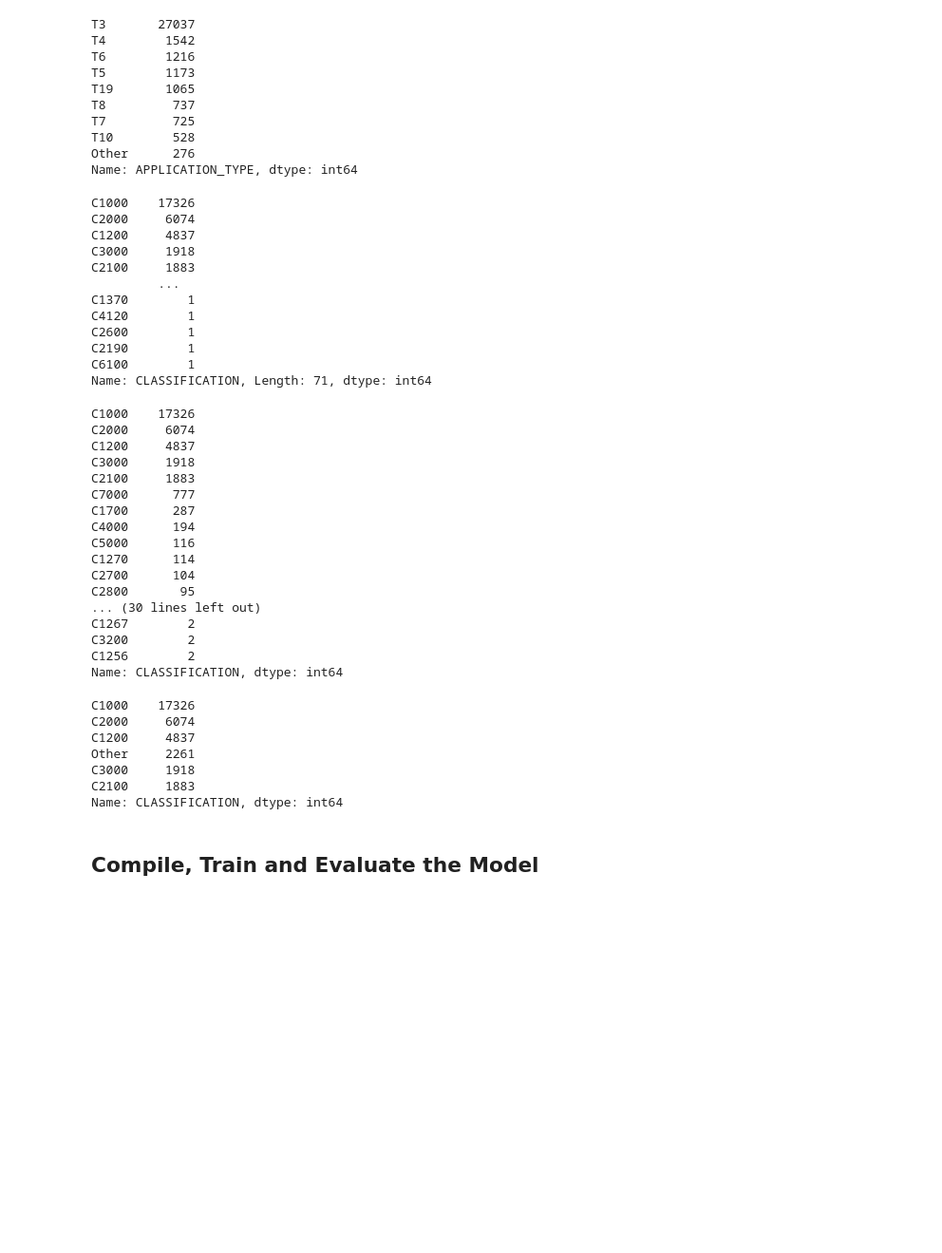
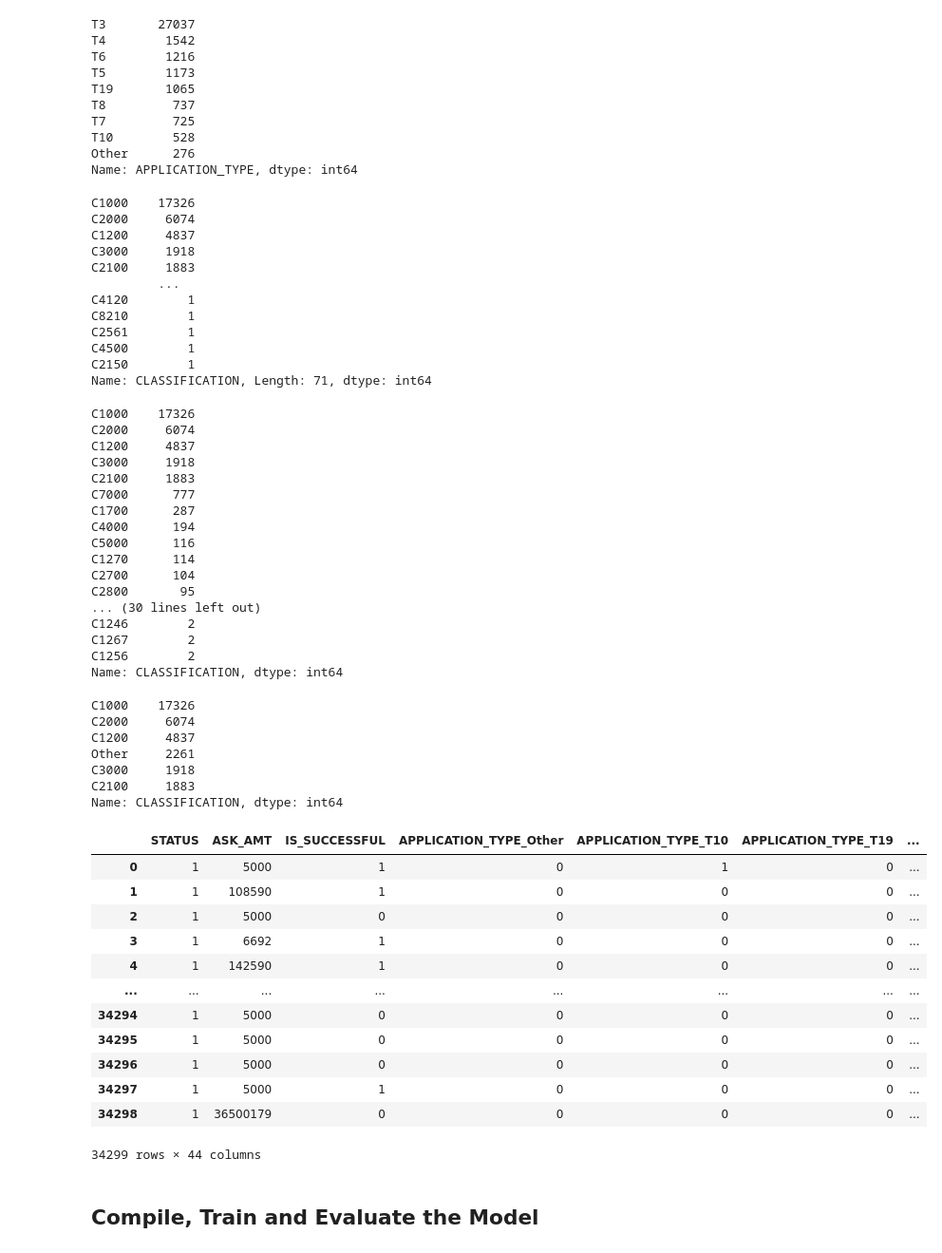
Before and after one commit to fantumboy/CryptoClustering, a Jupyter notebook: Starter_Code_SOLVED.ipynb, the cells around one changed output. Shown at 95% size. Cells and saved outputs as stored; diff of their text form; code cells hidden in the pictures; blank space fills up the shorter version.

```diff
--- a/Starter_Code_SOLVED.ipynb
+++ b/Starter_Code_SOLVED.ipynb
@@ -73,25 +73,31 @@ Name: APPLICATION_TYPE, dtype: int64
 # %%
 # Choose a cutoff value and create a list of application types to be replaced
 # use the variable name `application_types_to_replace`
-application_types_to_replace = updated_df['APPLICATION_TYPE']
+
+# application_types_to_replace = updated_df['APPLICATION_TYPE']
+
+name_counts = updated_df['APPLICATION_TYPE'].value_counts()
+application_types_to_replace = list(name_counts[name_counts <= 500].index)
 
 # Replace in dataframe
 for app in application_types_to_replace:
-    application_df['APPLICATION_TYPE'] = application_df['APPLICATION_TYPE'].replace(app,"Other")
+    updated_df['APPLICATION_TYPE'] = updated_df['APPLICATION_TYPE'].replace(app,"Other")
 
 # Check to make sure binning was successful
-application_df['APPLICATION_TYPE'].value_counts()
+updated_df['APPLICATION_TYPE'].value_counts()
 
 
-name_counts = application_df['NAME'].value_counts()
-application_type_to_replace = list(name_counts[name_counts <= 5].index)
+# name_counts = application_df['NAME'].value_counts()
+# application_type_to_replace = list(name_counts[name_counts <= 500].index)
 
-# Replace in dataframe
-for app in application_type_to_replace:
-    application_df['NAME'] = application_df['NAME'].replace(app,"Other")
+
+# # Replace in dataframe
+# for app in application_type_to_replace:
+#     application_df['NAME'] = application_df['NAME'].replace(app,"Other")
+
 
 # Check to make sure binning was successful
-application_df['NAME'].value_counts()
+# updated_df['NAME'].value_counts()
 # %% [output]
 T3       27037
 T4        1542
@@ -105,7 +111,8 @@ Other      276
 Name: APPLICATION_TYPE, dtype: int64
 # %%
 # Look at CLASSIFICATION value counts for binning
-#  YOUR CODE GOES HERE
+classification_value_counts = updated_df['CLASSIFICATION'].value_counts()
+classification_value_counts
 # %% [output]
 C1000    17326
 C2000     6074
@@ -113,15 +120,16 @@ C1200     4837
 C3000     1918
 C2100     1883
          ...
-C1370        1
 C4120        1
-C2600        1
-C2190        1
-C6100        1
+C8210        1
+C2561        1
+C4500        1
+C2150        1
 Name: CLASSIFICATION, Length: 71, dtype: int64
 # %%
 # You may find it helpful to look at CLASSIFICATION value counts >1
-#  YOUR CODE GOES HERE
+class_filtered = classification_value_counts[classification_value_counts > 1]
+class_filtered
 # %% [output]
 C1000    17326
 C2000     6074
@@ -136,21 +144,22 @@ C1270      114
 C2700      104
 C2800       95
 ... (30 lines left out)
+C1246        2
 C1267        2
-C3200        2
 C1256        2
 Name: CLASSIFICATION, dtype: int64
 # %%
 # Choose a cutoff value and create a list of classifications to be replaced
 # use the variable name `classifications_to_replace`
-#  YOUR CODE GOES HERE
+class_counts = updated_df['CLASSIFICATION'].value_counts()
+classifications_to_replace = list(class_counts[class_counts < 1000].index)
 
 # Replace in dataframe
 for cls in classifications_to_replace:
-    application_df['CLASSIFICATION'] = application_df['CLASSIFICATION'].replace(cls,"Other")
+    updated_df['CLASSIFICATION'] = updated_df['CLASSIFICATION'].replace(cls,"Other")
 
 # Check to make sure binning was successful
-application_df['CLASSIFICATION'].value_counts()
+updated_df['CLASSIFICATION'].value_counts()
 # %% [output]
 C1000    17326
 C2000     6074
@@ -161,4 +170,20 @@ C2100     1883
 Name: CLASSIFICATION, dtype: int64
 # %%
 # Convert categorical data to numeric with `pd.get_dummies`
-#  YOUR CODE GOES HERE
+columns_to_convert = ['APPLICATION_TYPE',	'CLASSIFICATION', 'AFFILIATION', 'USE_CASE', 'ORGANIZATION', 'INCOME_AMT', 'SPECIAL_CONSIDERATIONS']
+df_converted = pd.get_dummies(updated_df, columns = columns_to_convert)
+df_converted
+# %% [output]
+|  | STATUS | ASK_AMT | IS_SUCCESSFUL | APPLICATION_TYPE_Other | APPLICATION_TYPE_T10 | APPLICATION_TYPE_T19 | ... |
+| 0 | 1 | 5000 | 1 | 0 | 1 | 0 | ... |
+| 1 | 1 | 108590 | 1 | 0 | 0 | 0 | ... |
+| 2 | 1 | 5000 | 0 | 0 | 0 | 0 | ... |
+| 3 | 1 | 6692 | 1 | 0 | 0 | 0 | ... |
+| 4 | 1 | 142590 | 1 | 0 | 0 | 0 | ... |
+| ... | ... | ... | ... | ... | ... | ... | ... |
+| 34294 | 1 | 5000 | 0 | 0 | 0 | 0 | ... |
+| 34295 | 1 | 5000 | 0 | 0 | 0 | 0 | ... |
+| 34296 | 1 | 5000 | 0 | 0 | 0 | 0 | ... |
+| 34297 | 1 | 5000 | 1 | 0 | 0 | 0 | ... |
+| 34298 | 1 | 36500179 | 0 | 0 | 0 | 0 | ... |
+34299 rows × 44 columns
```
Also changed, not shown: parts of 9 cells of this notebook.
